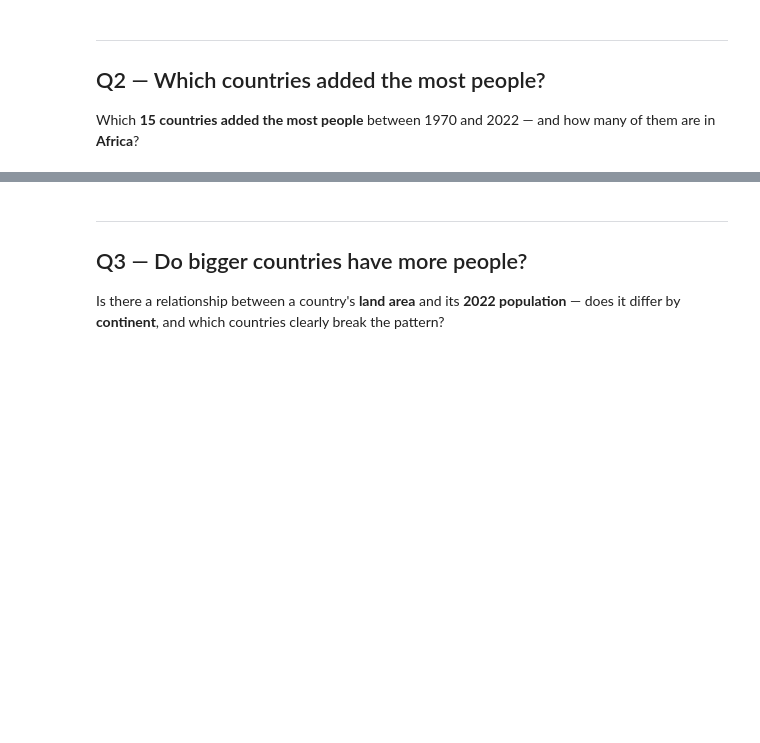
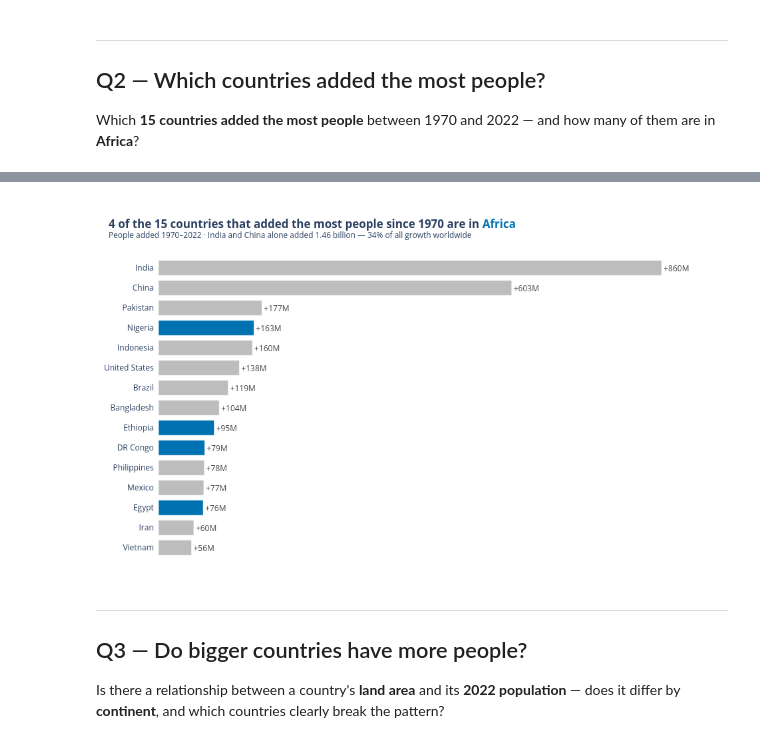
Before and after one commit to nikhilsaiprabhath-star/dataviz-exercises-nikhil, a Jupyter notebook: Quiz/dataviz_quiz.ipynb, the cells around one changed output, grey strips where cells are left out. Cells and saved outputs as stored; diff of their text form; code cells hidden in the pictures; blank space fills up the shorter version.

```diff
--- a/Quiz/dataviz_quiz.ipynb
+++ b/Quiz/dataviz_quiz.ipynb
@@ -82,6 +126,34 @@ Which **15 countries added the most people** between 1970 and 2022 — and how m
 # %%
 # Q2
-# YOUR CODE HERE
+GREY, ACCENT = '#BDBDBD', '#0072B2'
+
+q2 = df.assign(Added=df['2022 Population'] - df['1970 Population'])
+world_added = q2['Added'].sum()
+q2 = q2.nlargest(15, 'Added')
+q2['Group'] = np.where(q2['Continent'] == 'Africa', 'Africa', 'Rest of the world')
+q2['Label'] = (q2['Added'] / 1e6).map('+{:,.0f}M'.format)
+
+n_africa = (q2['Group'] == 'Africa').sum()
+top2 = q2.nlargest(2, 'Added')                                   # India and China
+
+fig = px.bar(q2, x='Added', y='Country', orientation='h', color='Group', text='Label',
+             color_discrete_map={'Africa': ACCENT, 'Rest of the world': GREY},
+             hover_data={'Continent': True, 'Added': ':,', 'Group': False, 'Label': False},
+             template='plotly_white')
+
+fig.update_traces(textposition='outside', cliponaxis=False, textfont=dict(size=12, color='#444444'))
+fig.update_yaxes(title=None, categoryorder='total ascending', ticksuffix='  ')   # biggest at the top
+fig.update_xaxes(visible=False)                                          # values are on the bars
+fig.update_layout(
+    title=dict(text=f"<b>{n_africa} of the 15 countries that added the most people since 1970 are in "
+                    f"<span style='color:{ACCENT}'>Africa</span></b>"
+                    f"<br><sup>People added 1970–2022 · {top2['Country'].iloc[0]} and {top2['Country'].iloc[1]} alone added "
+                    f"{top2['Added'].sum() / 1e9:.2f} billion — {top2['Added'].sum() / world_added:.0%} of all growth worldwide</sup>",
+               x=0.02, xanchor='left'),
+    showlegend=False, bargap=0.25, width=950, height=560, margin=dict(l=20, r=60, t=90, b=20))
+fig.show()
+# %% [output]
+[figure, added]
 # %% [markdown]
 ---
 ## Q3 — Do bigger countries have more people?
```
Also changed, not shown: parts of 14 cells of this notebook.
